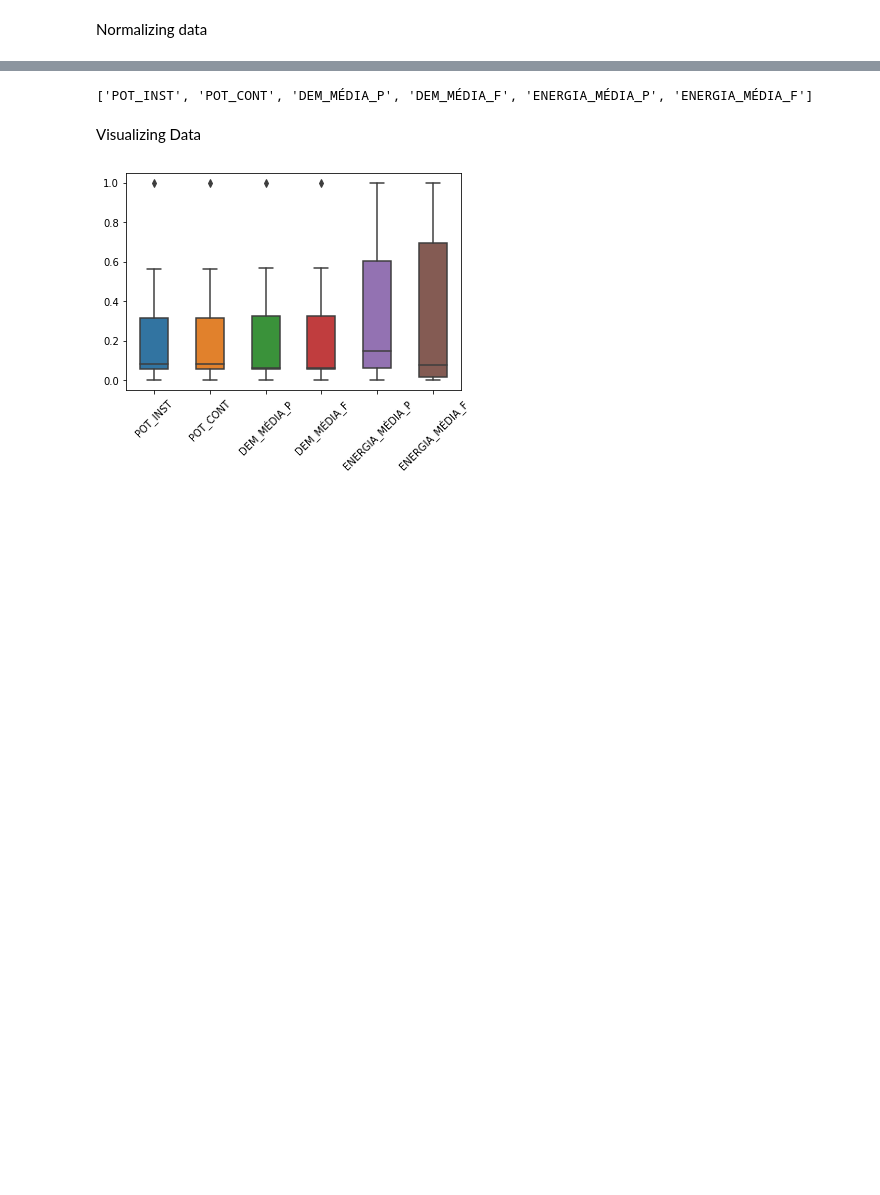
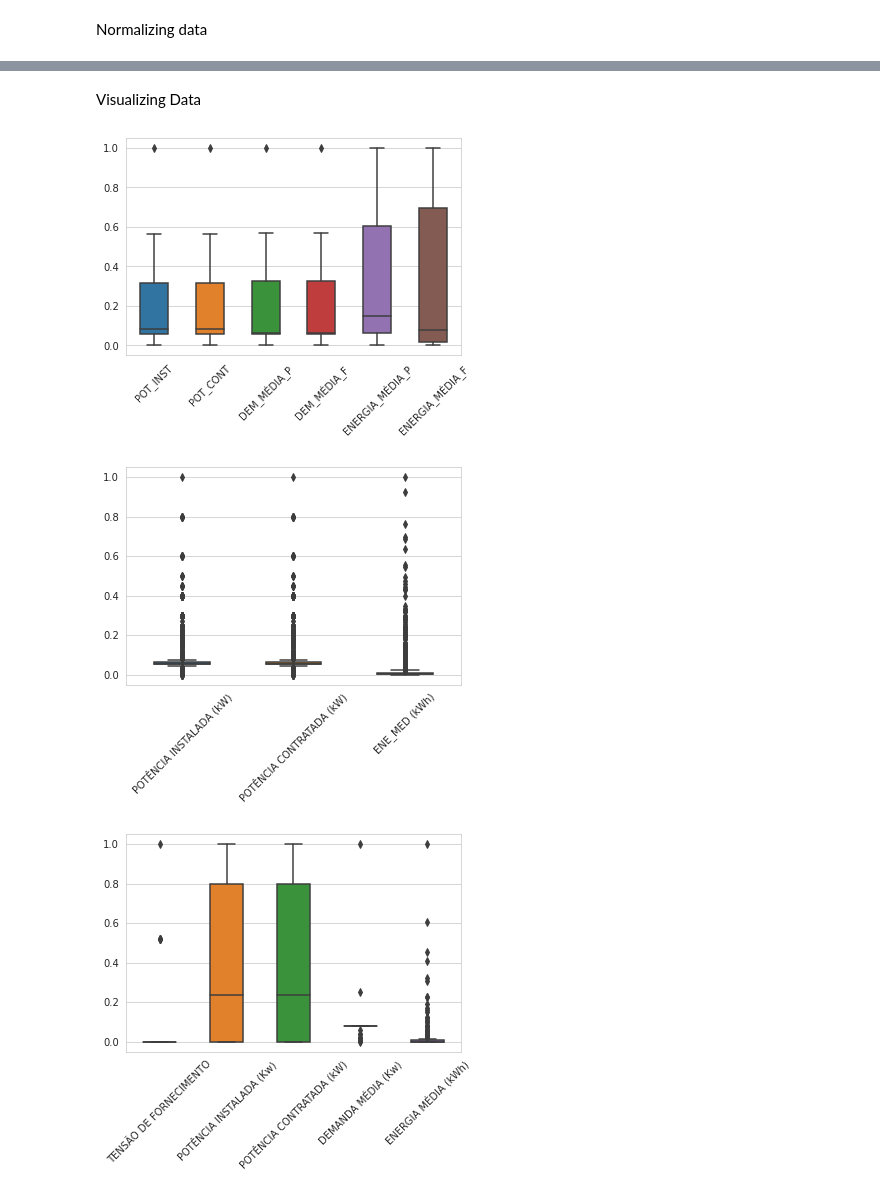
Before and after one commit to wsilveira-splunk/projeto_final_ciencia_dados_02_2020, a Jupyter notebook: projeto_final_ciencia_dados_02_2020.ipynb, the cells around one changed output, grey strips where cells are left out. Cells and saved outputs as stored; diff of their text form; code cells hidden in the pictures; blank space fills up the shorter version.

Commit message:
Improved datasets handling

```diff
--- a/projeto_final_ciencia_dados_02_2020.ipynb
+++ b/projeto_final_ciencia_dados_02_2020.ipynb
@@ -33,6 +33,6 @@ import pandas as pd
 import matplotlib.pyplot as plt
 import seaborn as sns
 # %%
-at_cemig_path = r'projeto_final_ciencia_dados_02_2020/dados/Geradores_at_cemig.xlsx'
-bt_cemig_path = r'projeto_final_ciencia_dados_02_2020/dados/Geradores_bt_cemig1.xlsx'
-mt_cemig_path = r'projeto_final_ciencia_dados_02_2020/dados/Geradores_mt_cemig.xlsx'
+datasets_path = [r'projeto_final_ciencia_dados_02_2020/dados/Geradores_at_cemig.xlsx',
+                 r'projeto_final_ciencia_dados_02_2020/dados/Geradores_bt_cemig1.xlsx',
+                 r'projeto_final_ciencia_dados_02_2020/dados/Geradores_mt_cemig.xlsx']
@@ -69,8 +39,10 @@ df_mt_cemig.head()
+# %%
+df = [pd.read_excel(dataset_path) for dataset_path in datasets_path]
 # %% [markdown]
 
 Normalizing data
 # %%
-columns = ['POT_INST', 'POT_CONT', 'DEM_MÉDIA_P', 'DEM_MÉDIA_F', 'ENERGIA_MÉDIA_P', 'ENERGIA_MÉDIA_F']
+columns_to_norm = [6, 9, 5]
 
 def normalize(df, columns):
     result = df.copy()
@@ -79,5 +51,4 @@ def normalize(df, columns):
     result[columns] = (df[columns] - min_value) / (max_value - min_value)
     return result
 
-df_at_cemig_norm = normalize(df_at_cemig, columns)
-df_at_cemig_norm.head()
+df_norm = [normalize(df, df.columns.values[columns_to_norm[idx]:]) for idx, df in enumerate(df)]
@@ -91,16 +55,17 @@ df_at_cemig_norm.head()
-# %%
-print(columns)
-# %% [output]
-['POT_INST', 'POT_CONT', 'DEM_MÉDIA_P', 'DEM_MÉDIA_F', 'ENERGIA_MÉDIA_P', 'ENERGIA_MÉDIA_F']
 # %% [markdown]
 
 
 Visualizing Data
 # %%
-plt.figure(1)
-plt.xticks(rotation=45)
+for idx, df in enumerate(df_norm):
+    plt.figure(idx+1)
+    plt.xticks(rotation=45)
 
-sns.set_style("whitegrid")
-ax = sns.boxplot(data=df_at_cemig_norm, order=columns, width=0.50)
+    sns.set_style("whitegrid")
+    ax = sns.boxplot(data=df, order=list(df.columns.values[columns_to_norm[idx]:]), width=0.50)
+
+plt.show()
 # %% [output]
-[figure, old version]
+[figure, new version]
+[figure, added]
+[figure, added]
```
Also changed, not shown: parts of 4 cells of this notebook.
